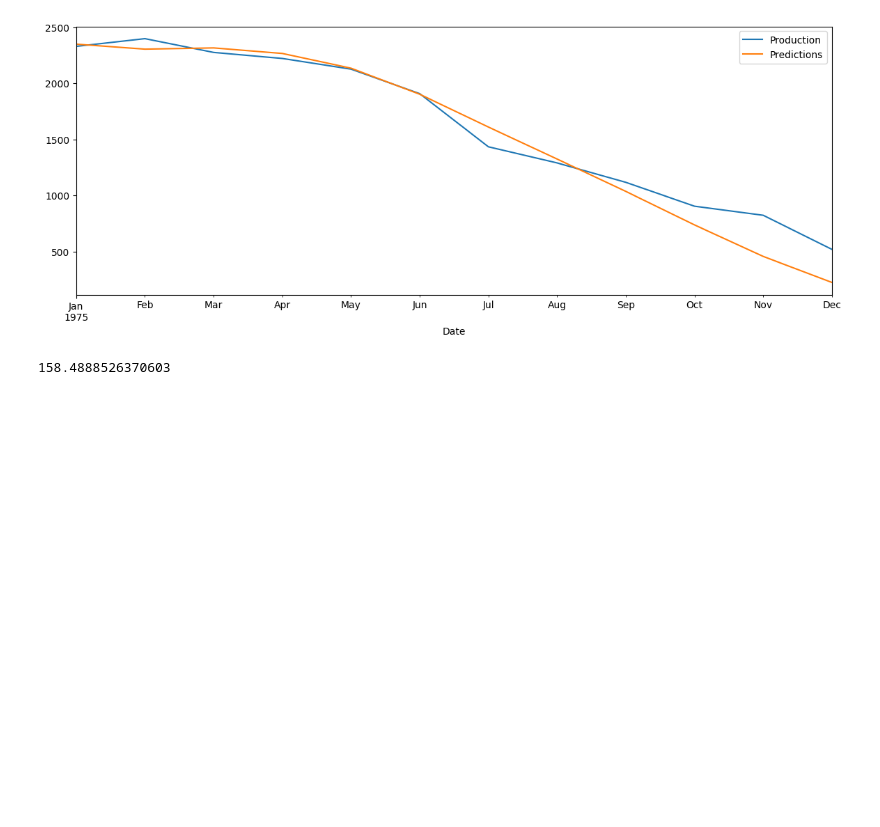
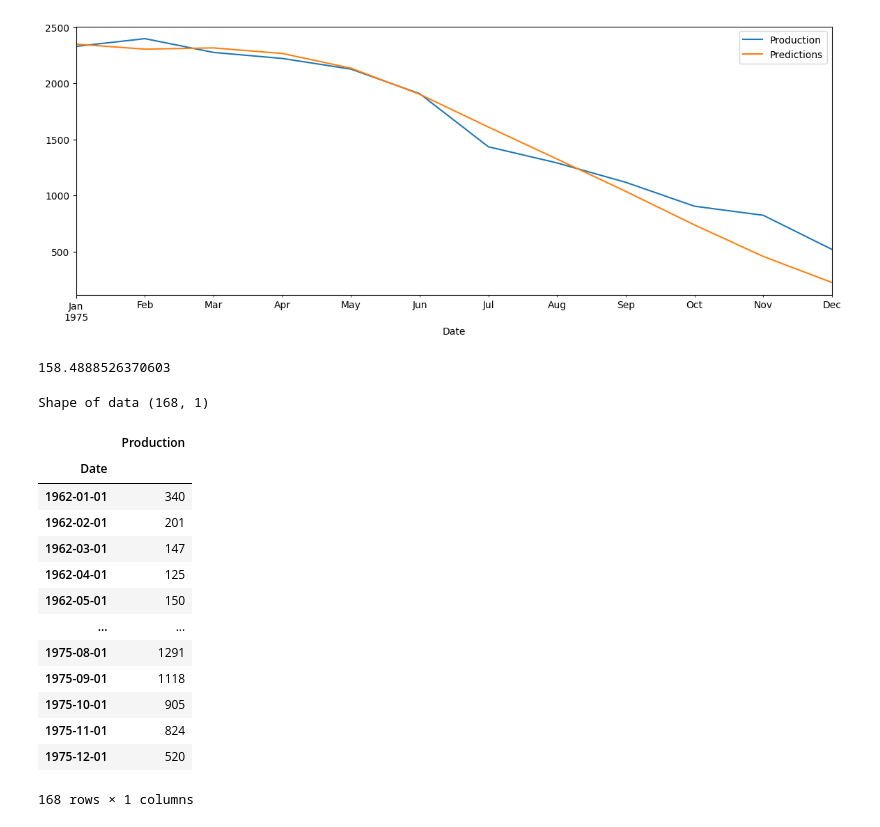
Before and after one commit to h4wks123/Time-Series-Forecasting-LSTM, a Jupyter notebook: RNN_Youtube.ipynb, the cells around one changed output. Drawn from its saved outputs; the diff is of its cells as text; code cells hidden in the pictures; blank space fills up the shorter version.

```diff
--- a/RNN_Youtube.ipynb
+++ b/RNN_Youtube.ipynb
@@ -245,8 +245,24 @@ print(rmse)
 # %%
 #ARIMA CALCULATIONS BEFORE FOR COMPARING
 import pandas as pd
-df=pd.read_csv('/content/MaunaLoaDailyTemps.csv',index_col='DATE'   ,parse_dates=True)
+df = pd.read_csv('monthly_milk_production.csv',index_col='Date',parse_dates=True)
 df=df.dropna()
 print('Shape of data',df.shape)
 df.head()
 df
+# %% [output]
+Shape of data (168, 1)
+|  | Production |
+| Date |  |
+| 1962-01-01 | 340 |
+| 1962-02-01 | 201 |
+| 1962-03-01 | 147 |
+| 1962-04-01 | 125 |
+| 1962-05-01 | 150 |
+| ... | ... |
+| 1975-08-01 | 1291 |
+| 1975-09-01 | 1118 |
+| 1975-10-01 | 905 |
+| 1975-11-01 | 824 |
+| 1975-12-01 | 520 |
+168 rows × 1 columns
```
Also changed, not shown: parts of 7 cells of this notebook.
